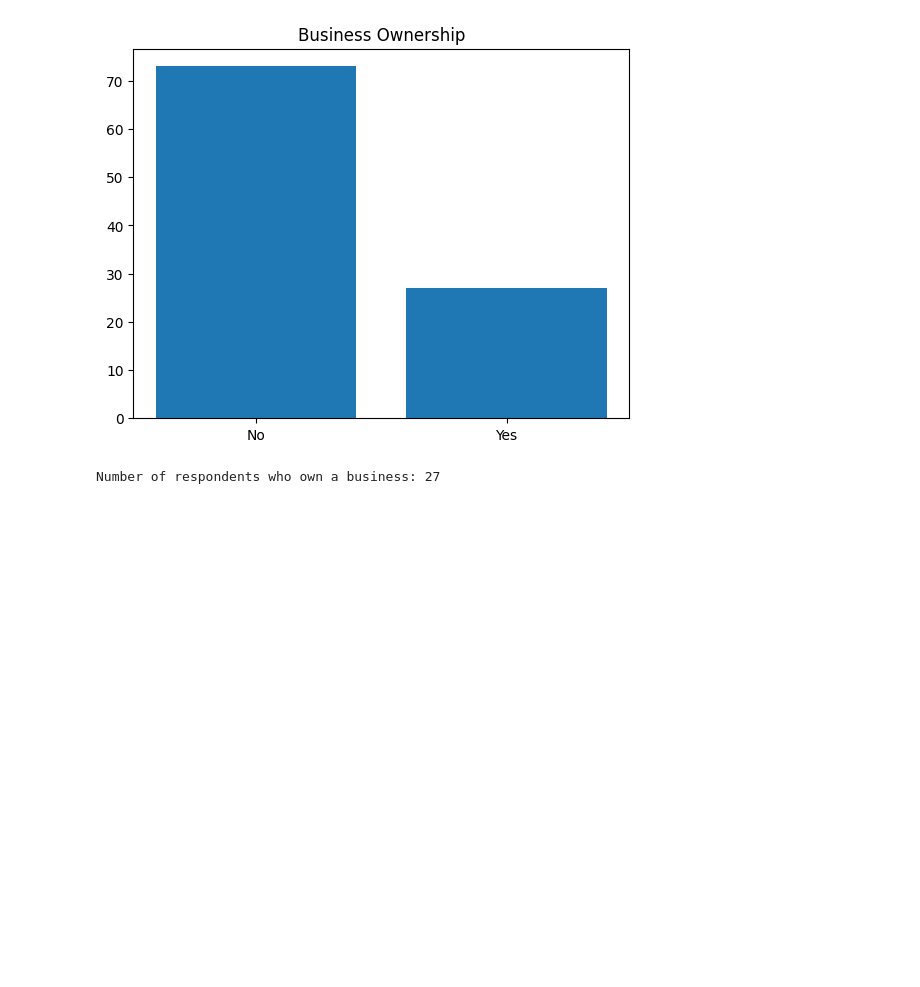
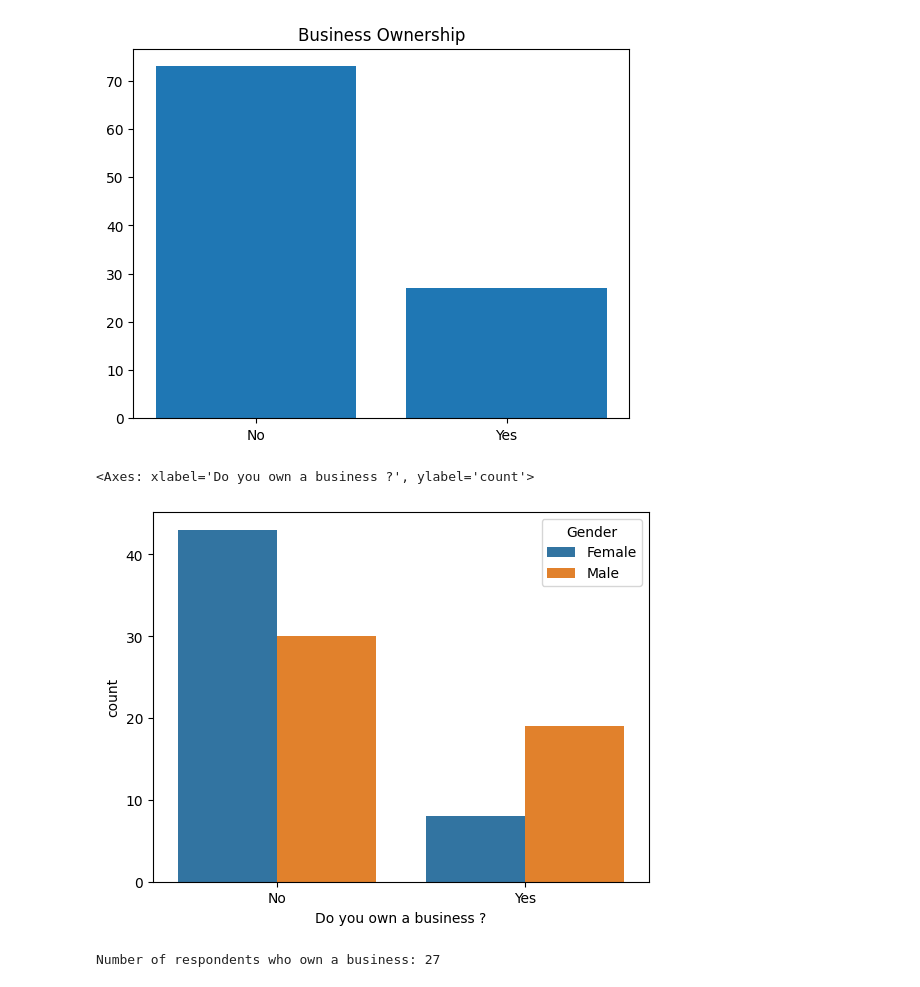
Before and after one commit to TheF4ntasticFour/Statistics, a Jupyter notebook: Influence_of_social_media_on_business.ipynb, the cells around one changed output. Cells and saved outputs as stored; diff of their text form; code cells hidden in the pictures; blank space fills up the shorter version.

```diff
--- a/Influence_of_social_media_on_business.ipynb
+++ b/Influence_of_social_media_on_business.ipynb
@@ -170,6 +170,11 @@ plt.title('Business Ownership')
 # %% [output]
 Text(0.5, 1.0, 'Business Ownership')
 [figure]
+# %%
+sns.countplot(x="Do you own a business ?", hue="Gender", data=myD)
+# %% [output]
+<Axes: xlabel='Do you own a business ?', ylabel='count'>
+[figure, added]
 # %%
 # Count the number of respondents who own a business
 own_business = myD[myD['Do you own a business ?'] == 'Yes']
```
